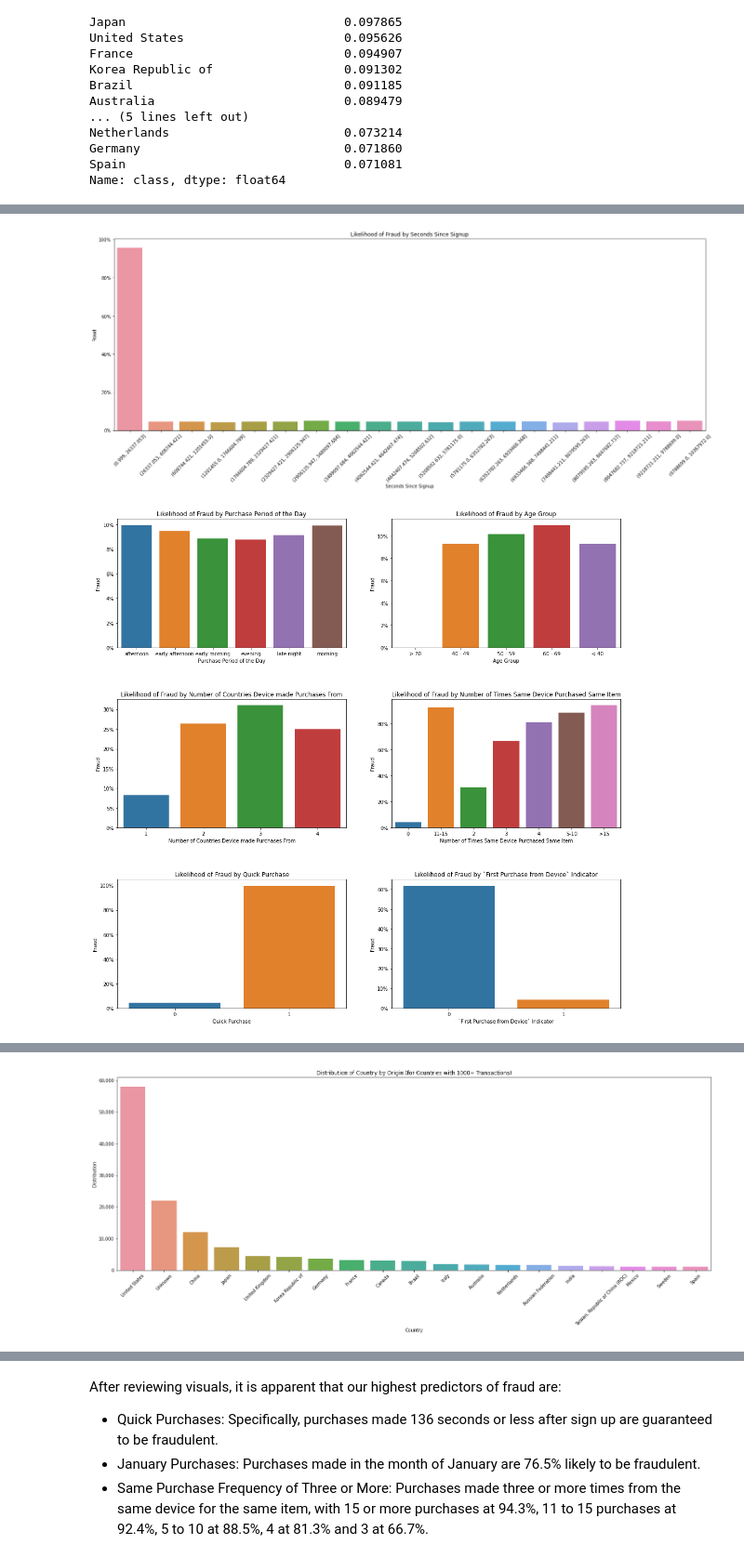
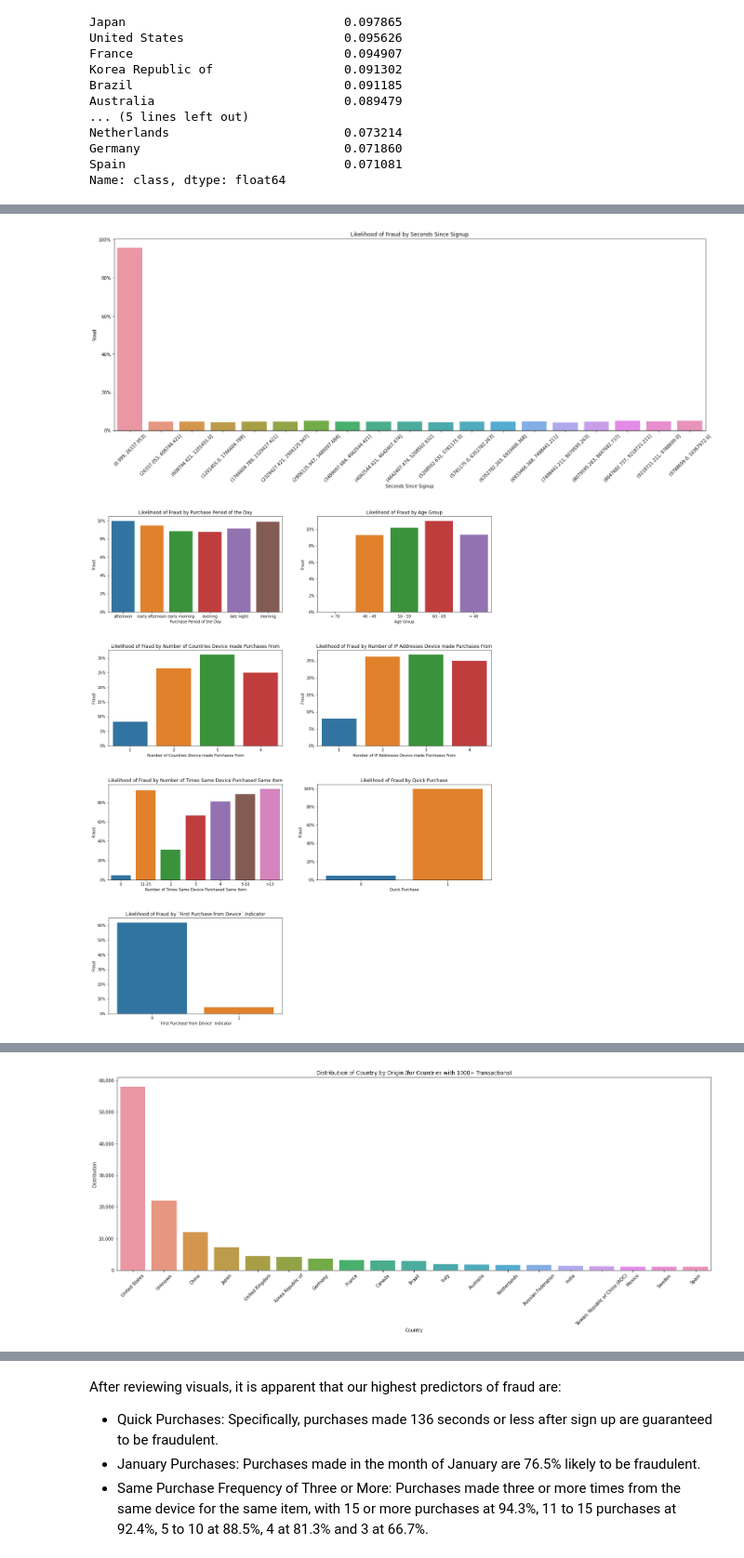
Before and after one commit to lillianlakes/credit-card-fraud-detection, a Jupyter notebook: index.ipynb, the cells around one changed output, grey strips where cells are left out. Shown at 93% size. Cells and saved outputs as stored; diff of their text form; code cells hidden in the pictures.

```diff
--- a/index.ipynb
+++ b/index.ipynb
@@ -270,10 +289,0 @@ fraud_data.rename(columns={'country_x': 'country' , 'country_y':'countries_from_
-# %%
-country_risk = pd.DataFrame(fraud_data.groupby('country')['class'].mean().sort_values(ascending = False))
-
-country_risk['country_risk'] = country_risk['class'].apply(lambda x :
-                                                           'Very High risk' if x > 0.25 else
-                                                           'High risk' if x > 0.05 else
-                                                           'Medium risk' if x > 0.01 else
-                                                           'Low risk')
-
-fraud_data = fraud_data.merge(country_risk.drop('class', axis = 1), left_on= 'country', right_index = True)
@@ -280 +292,11 @@ fraud_data = fraud_data.merge(country_risk.drop('class', axis = 1), left_on= 'co
+# %%
+# Create a dataframe that counts the occurrence of each IP address by device ID
+ip_address_count = fraud_data.groupby(['device_id','ip_address'])['user_id'].count().reset_index()
+
+# Count the number of different IP addresses by device_id
+ip_address_count = pd.DataFrame(ip_address_count.groupby('device_id').count().ip_address)
+
+# Merge the resulting ip_address_count dataframe with the main fraud_data dataset
+fraud_data = fraud_data.merge(ip_address_count, left_on='device_id', right_index=True)
+fraud_data.rename(columns={'ip_address_x': 'ip_address' , 'ip_address_y':'ip_addresses_from_device'}, inplace = True)
 # %%
@@ -692,8 +723,9 @@ f.subplots_adjust(hspace=0.4)
 
 f2, ax2 = plt.subplots(1, 1, figsize =(24, 8))
 
-f3, ax3 = plt.subplots(3, 2, figsize =(18, 18))
+f3, ax3 = plt.subplots(4, 2, figsize =(18, 24))
 f3.subplots_adjust(hspace=0.4)
+f3.delaxes(ax3[3,1])
 
 f4, ax4 = plt.subplots(4, 1, figsize =(34, 18))
 f4.subplots_adjust(hspace=0.4)
@@ -779,29 +811,37 @@ ax3[1, 0].set_xlabel('Number of Countries Device made Purchases From')
 ax3[1, 0].set_ylabel('Fraud')
 ax3[1, 0].yaxis.set_major_formatter(FuncFormatter(lambda y, _: '{:.0%}'.format(y)))
 
-# Fraud is higher the more the same device makes purchases for the same item, with 15 or more purchases at 94.3%, 11 to 15
-# purchases at 92.4%, 5 to 10 at 88.5% and progressively lower from 4 (81.3%) to none (4.5%).
-sns.barplot(fraud_data.groupby('same_purchase_freq')['class'].mean().index, fraud_data.groupby('same_purchase_freq')['class'].mean(), ax = ax3[1, 1])
-ax3[1, 1].set_title('Likelihood of Fraud by Number of Times Same Device Purchased Same Item')
-ax3[1, 1].set_xlabel('Number of Times Same Device Purchased Same Item')
+# Fraud is higher when purchases from the same device are made from multiple IP addresses, with 3 IP addresses at 26.8%, 2 IP
+# addresses at 26.3% and 4 IP addresses at 25.0%.
+sns.barplot(fraud_data.groupby('ip_addresses_from_device')['class'].mean().index, fraud_data.groupby('ip_addresses_from_device')['class'].mean(), ax = ax3[1, 1])
+ax3[1, 1].set_title('Likelihood of Fraud by Number of IP Addresses Device made Purchases From')
+ax3[1, 1].set_xlabel('Number of IP Addresses Device made Purchases From')
 ax3[1, 1].set_ylabel('Fraud')
 ax3[1, 1].yaxis.set_major_formatter(FuncFormatter(lambda y, _: '{:.0%}'.format(y)))
 
-# Within our data, fraud is guaranteed when purchases are made less than 137 seconds after signing up. Whereas fraud occurs in only
-# 4.6% of purchase transactions made 137 seconds or more after signing up.
-sns.barplot(fraud_data.groupby('quick_purchase')['class'].mean().index, fraud_data.groupby('quick_purchase')['class'].mean(), ax = ax3[2, 0])
-ax3[2, 0].set_title('Likelihood of Fraud by Quick Purchase')
-ax3[2, 0].set_xlabel('Quick Purchase')
+# Fraud is higher the more the same device makes purchases for the same item, with 15 or more purchases at 94.3%, 11 to 15
+# purchases at 92.4%, 5 to 10 at 88.5% and progressively lower from 4 (81.3%) to none (4.5%).
+sns.barplot(fraud_data.groupby('same_purchase_freq')['class'].mean().index, fraud_data.groupby('same_purchase_freq')['class'].mean(), ax = ax3[2, 0])
+ax3[2, 0].set_title('Likelihood of Fraud by Number of Times Same Device Purchased Same Item')
+ax3[2, 0].set_xlabel('Number of Times Same Device Purchased Same Item')
 ax3[2, 0].set_ylabel('Fraud')
 ax3[2, 0].yaxis.set_major_formatter(FuncFormatter(lambda y, _: '{:.0%}'.format(y)))
 
+# Within our data, fraud is guaranteed when purchases are made less than 137 seconds after signing up. Whereas fraud occurs in only
+# 4.6% of purchase transactions made 137 seconds or more after signing up.
+sns.barplot(fraud_data.groupby('quick_purchase')['class'].mean().index, fraud_data.groupby('quick_purchase')['class'].mean(), ax = ax3[2, 1])
+ax3[2, 1].set_title('Likelihood of Fraud by Quick Purchase')
+ax3[2, 1].set_xlabel('Quick Purchase')
+ax3[2, 1].set_ylabel('Fraud')
+ax3[2, 1].yaxis.set_major_formatter(FuncFormatter(lambda y, _: '{:.0%}'.format(y)))
+
 # Fraud is more likely to occur after one purchase has been made from that device. For the first purchase from the device, fraud
 # occurred only 4.4% compared to 61.9% in subsequent purchases from that device.
-sns.barplot(fraud_data.groupby('first_purchase')['class'].mean().index, fraud_data.groupby('first_purchase')['class'].mean(), ax = ax3[2, 1])
-ax3[2, 1].set_title('Likelihood of Fraud by `First Purchase from Device` Indicator')
-ax3[2, 1].set_xlabel('`First Purchase from Device` Indicator')
-ax3[2, 1].set_ylabel('Fraud')
-ax3[2, 1].yaxis.set_major_formatter(FuncFormatter(lambda y, _: '{:.0%}'.format(y)))
+sns.barplot(fraud_data.groupby('first_purchase')['class'].mean().index, fraud_data.groupby('first_purchase')['class'].mean(), ax = ax3[3, 0])
+ax3[3, 0].set_title('Likelihood of Fraud by `First Purchase from Device` Indicator')
+ax3[3, 0].set_xlabel('`First Purchase from Device` Indicator')
+ax3[3, 0].set_ylabel('Fraud')
+ax3[3, 0].yaxis.set_major_formatter(FuncFormatter(lambda y, _: '{:.0%}'.format(y)))
 
 # Fraud is more likely for purchase values between an $80 and $104 range, where the likelihood ranges between 12.7% and 30.2%.
 sns.pointplot(data = fraud_data, x = 'purchase_value', y = 'class', ci = None, ax = ax4[0])
@@ -855,34 +895,34 @@ ax5.yaxis.set_major_formatter(FuncFormatter(lambda y, _: '{:,.0f}'.format(y)))
 ax5.set_xticklabels(fraud_data.country.value_counts()[fraud_data.country.value_counts() > 1000].index, rotation = 45)
 
 sns.barplot(fraud_data[fraud_data['country'].isin(relevant_countries_list)].groupby('country')['class'].mean().sort_values(ascending=False).index[:28], fraud_data[fraud_data['country'].isin(relevant_countries_list)].groupby('country')['class'].mean().sort_values(ascending=False)[:28], ax = ax6)
 ax6.set_title('Likelihood of Fraud by Country (for Countries with 1000+ Transactions)')
 ax6.set_xlabel('Country')
 ax6.set_ylabel('Fraud')
 ax6.yaxis.set_major_formatter(FuncFormatter(lambda y, _: '{:.0%}'.format(y)))
 ax6.set_xticklabels(fraud_data[fraud_data['country'].isin(relevant_countries_list)].groupby('country')['class'].mean().sort_values(ascending=False).index[:28], rotation = 45)
 # %% [output]
 [Text(0, 0, 'Mexico'),
  Text(1, 0, 'Sweden'),
  Text(2, 0, 'Canada'),
  Text(3, 0, 'India'),
  Text(4, 0, 'United Kingdom'),
  Text(5, 0, 'Japan'),
  Text(6, 0, 'United States'),
  Text(7, 0, 'France'),
  Text(8, 0, 'Korea Republic of'),
  Text(9, 0, 'Brazil'),
  Text(10, 0, 'Australia'),
  Text(11, 0, 'China'),
  Text(12, 0, 'Unknown'),
  Text(13, 0, 'Italy'),
  Text(14, 0, 'Russian Federation'),
  Text(15, 0, 'Taiwan; Republic of China (ROC)'),
  Text(16, 0, 'Netherlands'),
  Text(17, 0, 'Germany'),
  Text(18, 0, 'Spain')]
 [figure]
 [figure]
-[figure, old version]
+[figure, new version]
 [figure]
 [figure]
 [figure]
```
Also changed, not shown: parts of 79 cells of this notebook, 1 other file.
